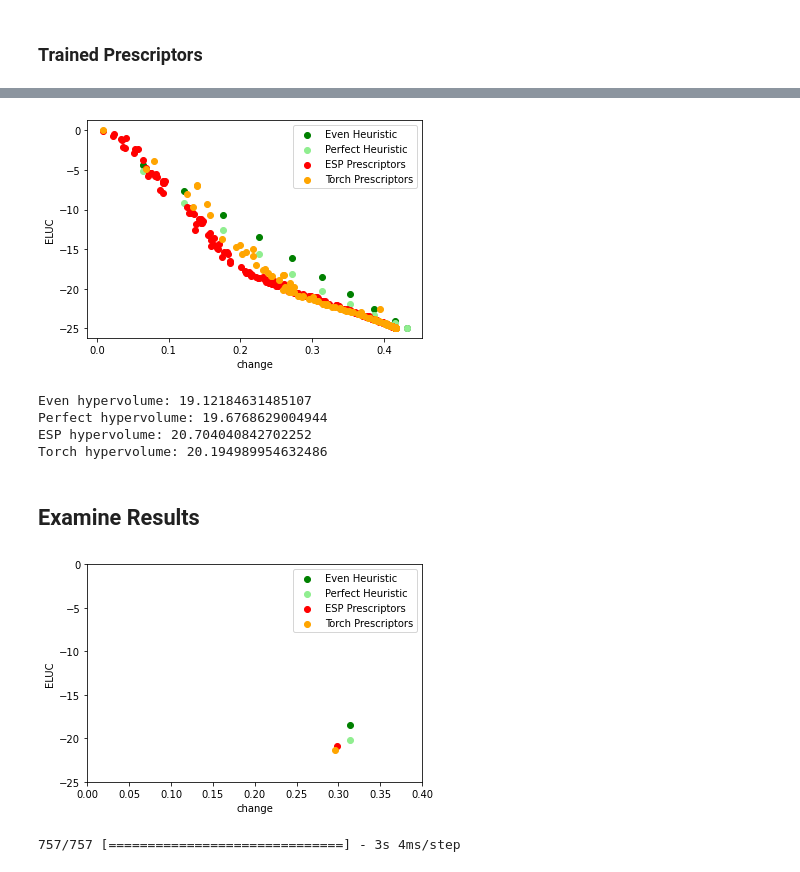
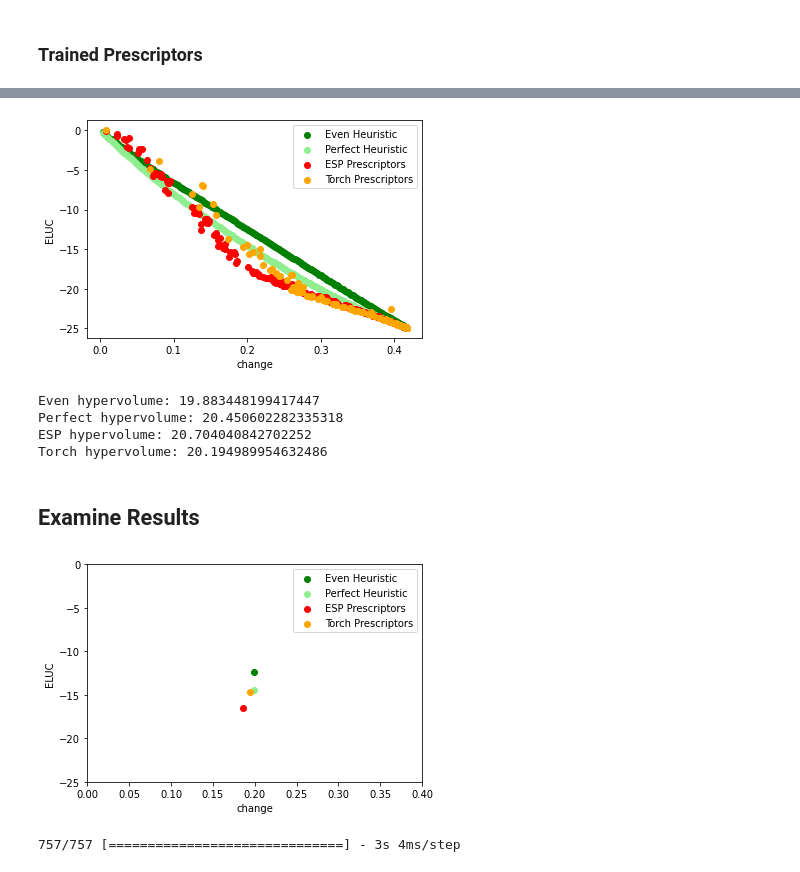
Before and after one commit to Project-Resilience/mvp, a Jupyter notebook: use_cases/eluc/experiments/prescriptor_experiments.ipynb, the cells around one changed output, grey strips where cells are left out. Drawn from its saved outputs; the diff is of its cells as text; code cells hidden in the pictures.

Commit message:
Vectorized perfect heuristic. Updated experiments to work with new heuristic

```diff
--- a/use_cases/eluc/experiments/prescriptor_experiments.ipynb
+++ b/use_cases/eluc/experiments/prescriptor_experiments.ipynb
@@ -31,7 +32,7 @@ figure_dir.mkdir(parents=True, exist_ok=True)
 TOTAL_GENS = 100
 
 esp_results_dir = Path("prescriptors/esp/trained_prescriptors/no-overlap/seeded")
-torch_results_dir = Path("prescriptors/nsga2/trained_prescriptors/test")
+torch_results_dir = Path("prescriptors/nsga2/trained_prescriptors/small_sample")
 # %%
 def create_pareto_df(gen: int, results_dir: Path):
     last_gen_filename = results_dir / f"{gen}.csv"
@@ -342,4 +227,12 @@ print(even_changes)
 # %%
+even_heuristic = EvenHeuristic("secdf", nnp)
+
 linreg = LinearRegression()
 linreg.fit(dataset.train_df[constants.DIFF_LAND_USE_COLS], dataset.train_df["ELUC"])
-print(linreg.coef_)
+coefs = linreg.coef_
+coef_dict = dict(zip(constants.LAND_USE_COLS, coefs))
+reco_coefs = []
+for col in constants.RECO_COLS:
+    reco_coefs.append(coef_dict[col])
+
+perfect_heuristic = PerfectHeuristic(reco_coefs, nnp)
@@ -364,10 +245,11 @@ print(perfect_changes)
 # %% [markdown]
 ### Trained Prescriptors
 # %%
-def evaluate_prescriptor(ids: list, context_df: pd.DataFrame, prescriptor: Prescriptor, results_dir: Path):
+def evaluate_prescriptor(ids: list, context_df: pd.DataFrame, prescriptor: Prescriptor, results_dir: Path, verbose=False):
     elucs = []
     changes = []
-    for cand_id in ids:
+    iterator = tqdm(ids) if verbose else ids
+    for cand_id in iterator:
         context_actions_df = prescriptor.prescribe_land_use(cand_id, results_dir, context_df)
         eluc_df, change_df = prescriptor.predict_metrics(context_actions_df)
         elucs.append(eluc_df["ELUC"].mean())
@@ -400,6 +282,10 @@ torch_elucs, torch_changes = evaluate_prescriptor(torch_ids, context_df, torch_p
 757/757 [==============================] - 3s 4ms/step
 757/757 [==============================] - 3s 4ms/step
 757/757 [==============================] - 3s 4ms/step
+# %%
+pcts = [i/len(esp_ids) for i in range(1, len(esp_ids) + 1)]
+even_elucs, even_changes = evaluate_prescriptor(pcts, context_df, even_heuristic, None, True)
+perfect_elucs, perfect_changes = evaluate_prescriptor(pcts, context_df, perfect_heuristic, None, True)
 # %%
 def order_pareto_points(changes, elucs):
     zipped = zip(changes, elucs)
@@ -428,7 +314,7 @@ all_results = {
 }
 plot_result_pareto(all_results)
 # %% [output]
-[figure, old version]
+[figure, new version]
 # %%
 def filter_dominating(changes, elucs):
     """
@@ -498,8 +384,8 @@ print(f"Perfect hypervolume: {two_dim_decreasing_neg_hypervolume(perfect_changes
 print(f"ESP hypervolume: {two_dim_decreasing_neg_hypervolume(esp_changes_filtered, esp_elucs_filtered)}")
 print(f"Torch hypervolume: {two_dim_decreasing_neg_hypervolume(torch_changes_filtered, torch_elucs_filtered)}")
 # %% [output]
-Even hypervolume: 19.12184631485107
-Perfect hypervolume: 19.6768629004944
+Even hypervolume: 19.883448199417447
+Perfect hypervolume: 20.450602282335318
 ESP hypervolume: 20.704040842702252
 Torch hypervolume: 20.194989954632486
 # %% [markdown]
@@ -523,22 +409,22 @@ def plot_selected_points(selected_points, save_path=None):
         plt.savefig(save_path, format="png", dpi=300)
     plt.show()
 # %%
-pct = 0.3
+pct = 0.2
 even_idx = get_idx_close(pct, even_changes)
 perfect_idx = get_idx_close(pct, perfect_changes)
 esp_idx = get_idx_close(pct, esp_changes_sorted) - 1
 torch_idx = get_idx_close(pct, torch_changes_sorted) - 1
 
 selected_points = {
     "Even Heuristic": (even_changes[even_idx], even_elucs[even_idx], "green"),
     "Perfect Heuristic": (perfect_changes[perfect_idx], perfect_elucs[perfect_idx], "lightgreen"),
     "ESP Prescriptors": (esp_changes_sorted[esp_idx], esp_elucs_sorted[esp_idx], "red"),
     "Torch Prescriptors": (torch_changes_sorted[torch_idx], torch_elucs_sorted[torch_idx], "orange")
 }
 
 plot_selected_points(selected_points)
 # %% [output]
-[figure, old version]
+[figure, new version]
 # %%
 def trained_prescribe_and_predict(cand_id: int, results_dir: Path, context_df: pd.DataFrame, prescriptor: Prescriptor):
     context_actions_df = prescriptor.prescribe_land_use(cand_id, results_dir, context_df)
```
Also changed, not shown: parts of 21 cells of this notebook, 1 other file.
